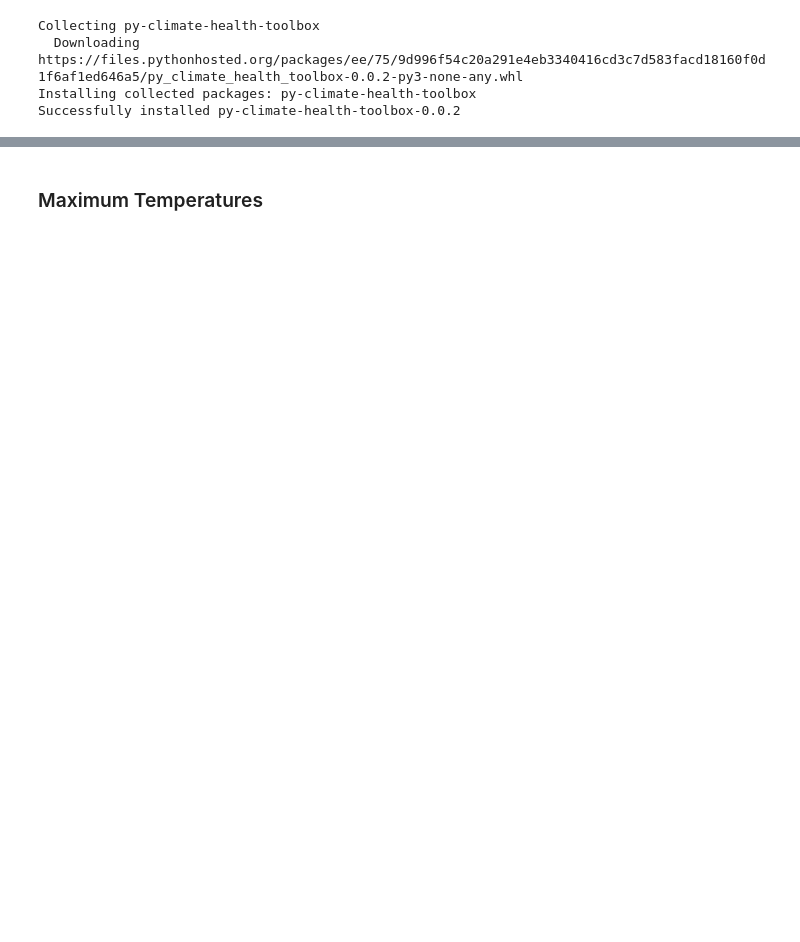
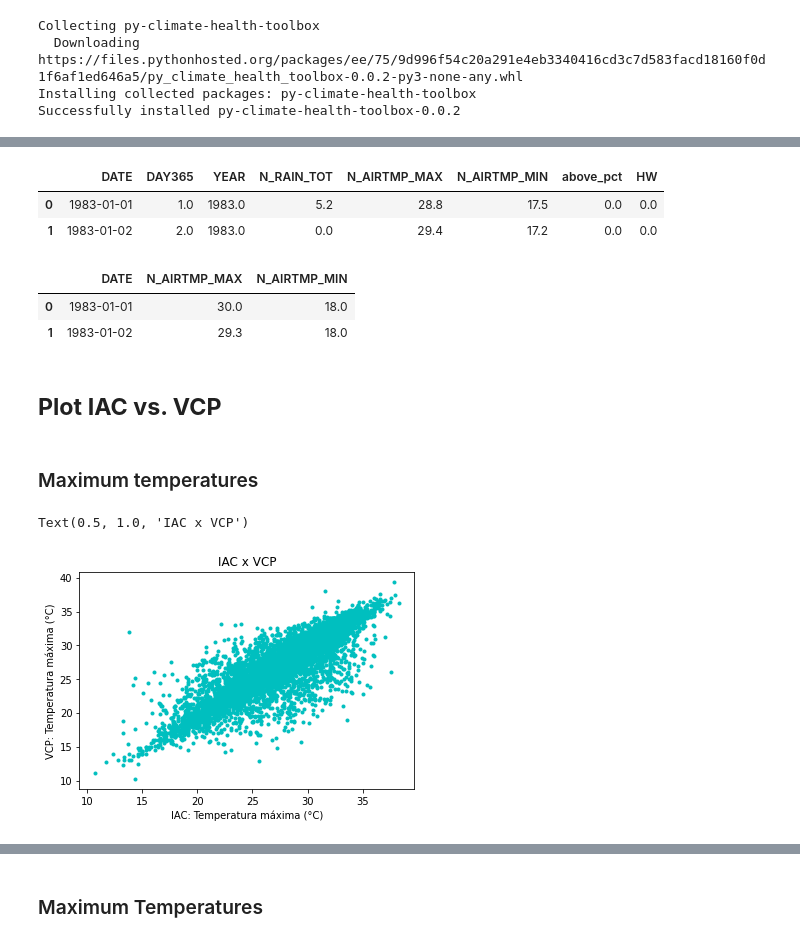
Before and after one commit to climate-and-health-datasci-Unicamp/py-climate-health-toolbox, a Jupyter notebook: examples/Comparison_IAC_VCP.ipynb, the cells around one changed output, grey strips where cells are left out. Drawn from its saved outputs; the diff is of its cells as text; code cells hidden in the pictures; blank space fills up the shorter version.

```diff
--- a/examples/Comparison_IAC_VCP.ipynb
+++ b/examples/Comparison_IAC_VCP.ipynb
@@ -82,0 +88,9 @@ plt.title('IAC x VCP')
+# %%
+#Reading data
+IAC = pd.read_csv('/content/IAC_HW1956_2018.csv')
+
+#converting column 'DATE' to datetime format
+IAC['DATE'] = pd.to_datetime(IAC['DATE'])
+
+del IAC['Unnamed: 0']
+IAC
@@ -82,0 +141,9 @@ plt.title('IAC x VCP')
+# %%
+#Reading data
+df_VCP = pd.read_csv('/content/Viracopos_1983_2018.csv')
+del df_VCP['Unnamed: 0']
+
+#converting column 'DATE' to datetime format
+df_VCP['DATE'] = pd.to_datetime(df_VCP['DATE'])
+
+df_VCP
@@ -82,0 +187,30 @@ plt.title('IAC x VCP')
+# %%
+#completing missing DATES on IAC dataframe
+df_IAC=tex.complete_df(df_IAC)
+
+df_IAC.head(2)
+# %% [output]
+|  | DATE | DAY365 | YEAR | N_RAIN_TOT | N_AIRTMP_MAX | N_AIRTMP_MIN | above_pct | HW |
+| 0 | 1983-01-01 | 1.0 | 1983.0 | 5.2 | 28.8 | 17.5 | 0.0 | 0.0 |
+| 1 | 1983-01-02 | 2.0 | 1983.0 | 0.0 | 29.4 | 17.2 | 0.0 | 0.0 |
+# %%
+#completing missing DATES on VCP dataframe
+df_VCP=tex.complete_df(df_VCP)
+
+df_VCP.head(2)
+# %% [output]
+|  | DATE | N_AIRTMP_MAX | N_AIRTMP_MIN |
+| 0 | 1983-01-01 | 30.0 | 18.0 |
+| 1 | 1983-01-02 | 29.3 | 18.0 |
+# %% [markdown]
+## **Plot IAC vs. VCP**
+# %% [markdown]
+### Maximum temperatures
+# %%
+plt.plot(df_IAC['N_AIRTMP_MAX'],df_VCP['N_AIRTMP_MAX'],'c.')
+plt.xlabel('IAC: Temperatura máxima (°C)')
+plt.ylabel('VCP: Temperatura máxima (°C)')
+plt.title('IAC x VCP')
+# %% [output]
+Text(0.5, 1.0, 'IAC x VCP')
+[figure, added]
```
Also changed, not shown: parts of 106 cells of this notebook.
